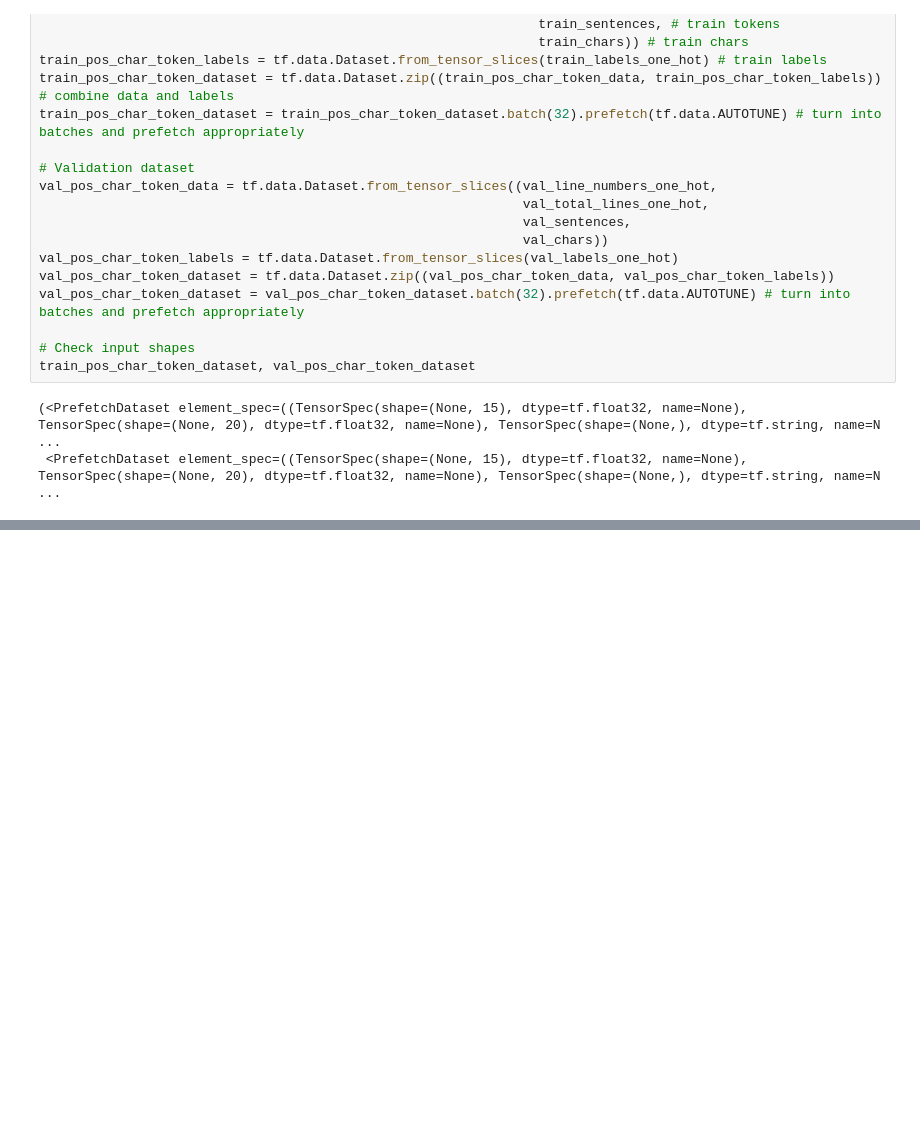
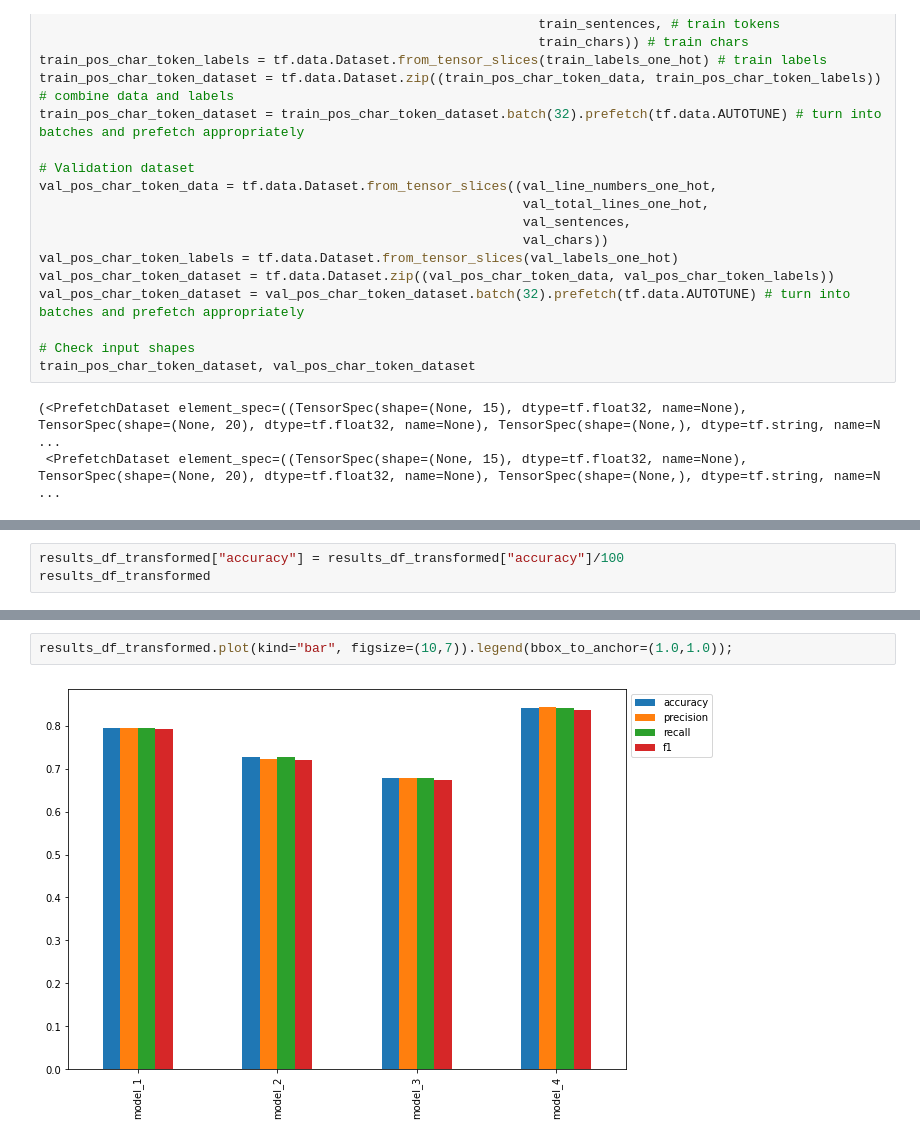
Before and after one commit to AmirGhnbr/PubMed_200k_RCT, a Jupyter notebook: PubMed_200k_RCT.ipynb, the cells around one changed output, grey strips where cells are left out. Cells and saved outputs as stored; diff of their text form; blank space fills up the shorter version.

Commit message:
plot results

```diff
--- a/PubMed_200k_RCT.ipynb
+++ b/PubMed_200k_RCT.ipynb
@@ -1045,0 +1066,3 @@ model_4_results
+# %%
+results_df_transformed["accuracy"] = results_df_transformed["accuracy"]/100
+results_df_transformed
@@ -1045,0 +1075,4 @@ model_4_results
+# %%
+results_df_transformed.plot(kind="bar", figsize=(10,7)).legend(bbox_to_anchor=(1.0,1.0));
+# %% [output]
+[figure, added]
```
Also changed, not shown: parts of 33 cells of this notebook.
